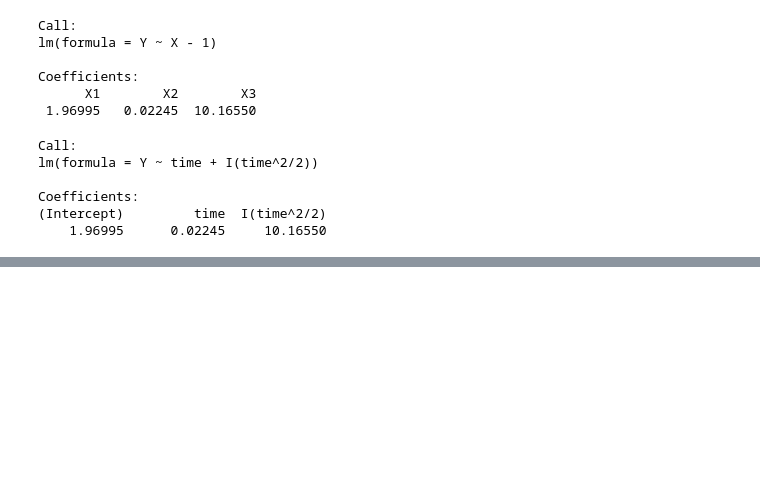
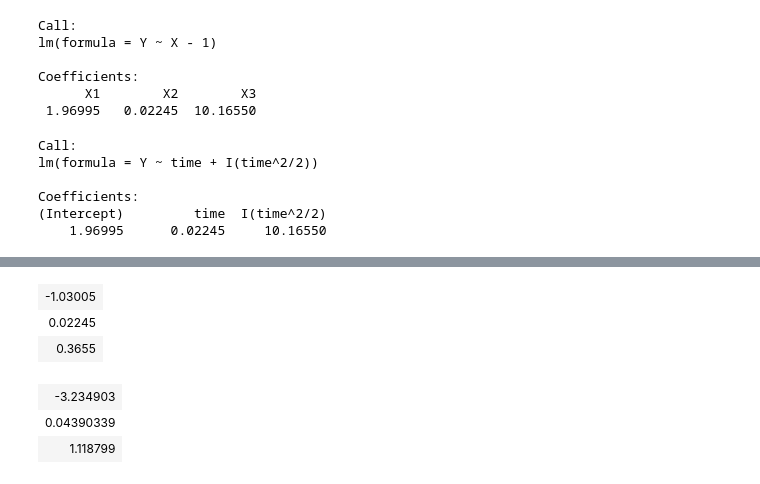
Before and after one commit to pbstark/Padova15, a Jupyter notebook: regress.ipynb, the cells around one changed output, grey strips where cells are left out. Cells and saved outputs as stored; diff of their text form; code cells hidden in the pictures; blank space fills up the shorter version.

```diff
--- a/regress.ipynb
+++ b/regress.ipynb
@@ -544,0 +671,13 @@ Coefficients:
+# %%
+# find betahat - beta
+beta <- c(3, 0, 9.8);
+betahat - beta
+tstat <- (betahat - beta)/sqrt(diag(covbhat));  # this is Student's t statistic for the estimates
+tstat
+# %% [output]
+| -1.03005 |
+| 0.02245 |
+| 0.3655 |
+| -3.234903 |
+| 0.04390339 |
+| 1.118799 |
```
Also changed, not shown: parts of 13 cells of this notebook.
